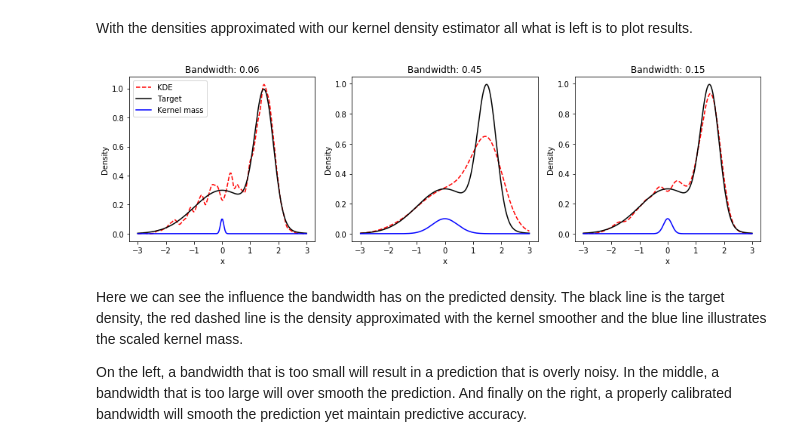
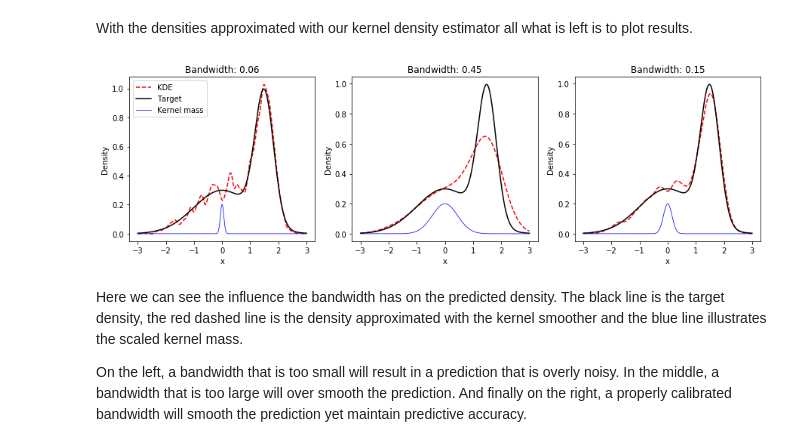
Before and after one commit to NickGeneva/kernel_smoothers, a Jupyter notebook: 01_kernel_bandwidth.ipynb, the cells around one changed output. Cells and saved outputs as stored; diff of their text form; code cells hidden in the pictures.

```diff
--- a/01_kernel_bandwidth.ipynb
+++ b/01_kernel_bandwidth.ipynb
@@ -47,26 +47,26 @@ With the densities approximated with our kernel density estimator all what is le
 # %%
 fig = plt.figure(figsize=(15,4))
 ax = []
 ax.append(plt.subplot2grid((1, 3), (0, 0)))
 ax.append(plt.subplot2grid((1, 3), (0, 1)))
 ax.append(plt.subplot2grid((1, 3), (0, 2)))
 
 for i, h in enumerate(band_widths):
     # Kernel prediction
     ax[i].plot(x_pred0, y_pred[i], '--', c='r', label='KDE')
     # Target
     ax[i].plot(x_test, y_test, c='k', label='Target')
     ax[i].set_title('Bandwidth: {:.02f}'.format(h))
     ax[i].set_xlabel('x')
     ax[i].set_ylabel('Density')
     # Kernel Mass
     mass = norm.pdf(x_test, scale=h)
-    ax[i].plot(x_test, 0.1*mass/np.max(mass), c='b', label='Kernel mass')
+    ax[i].plot(x_test, 0.2*mass/np.max(mass), c='b', label='Kernel mass', linewidth=0.75)
 
 ax[0].legend(loc=2)
 plt.show()
 # %% [output]
-[figure, old version]
+[figure, new version]
 # %% [markdown]
 Here we can see the influence the bandwidth has on the predicted density. The black line is the target density, the red dashed line is the density approximated with the kernel smoother and the blue line illustrates the scaled kernel mass.
 
```
Also changed, not shown: 7 other files.
